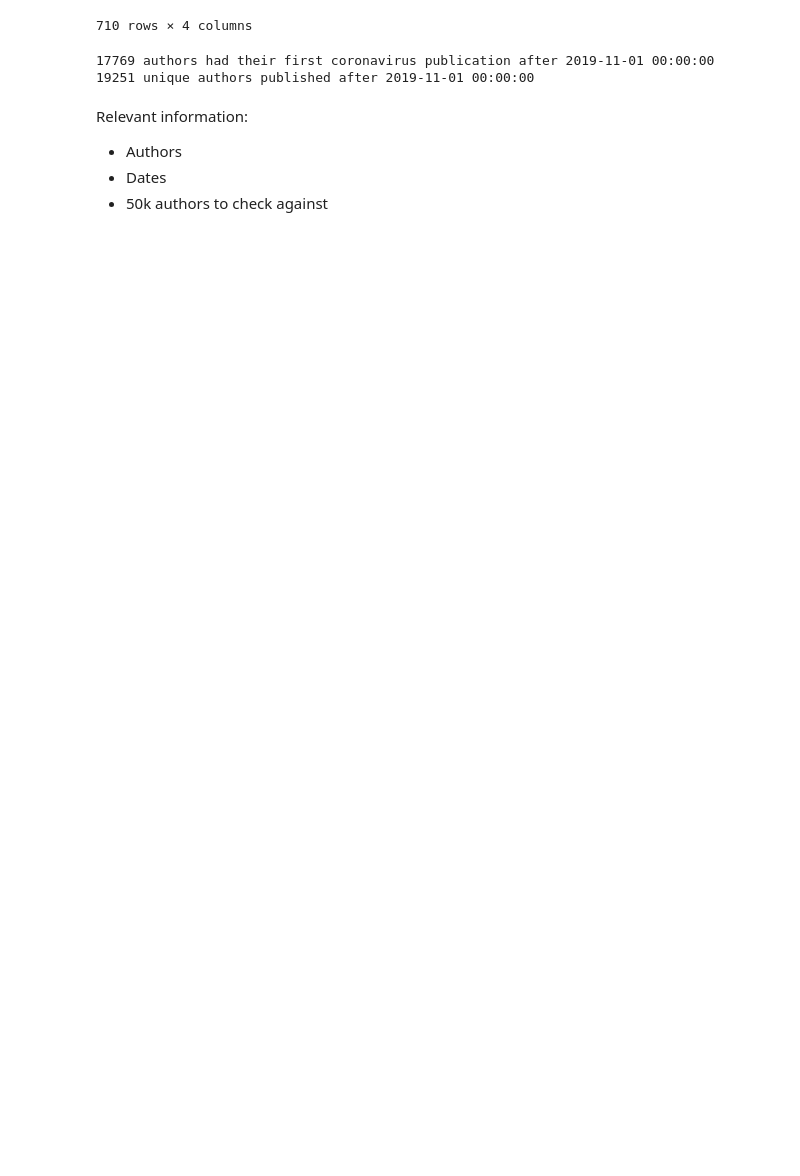
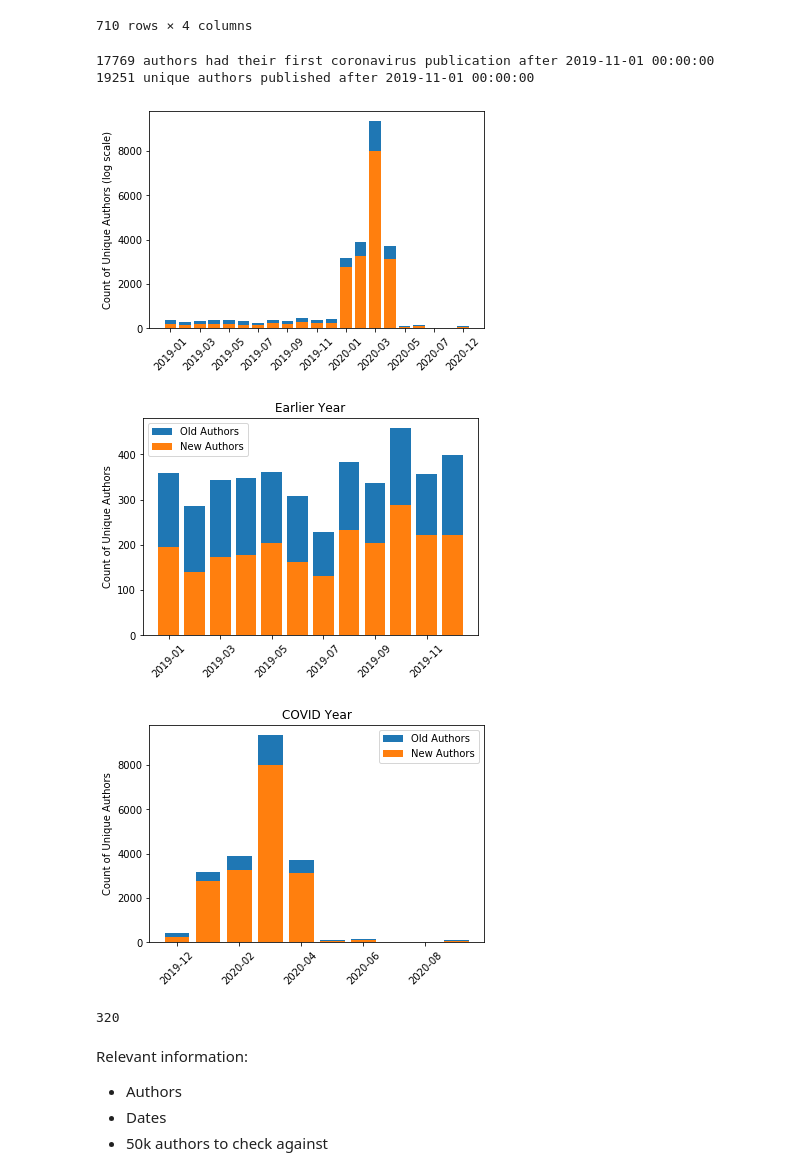
Before and after one commit to COVID19-DVRN/Project-B_Scientific-Opportunism, a Jupyter notebook: AuthorAnalytics.ipynb, the cells around one changed output. Saved outputs shown, nothing was run; the diff lists cells and outputs as text; code cells hidden in the pictures; blank space fills up the shorter version.

```diff
--- a/AuthorAnalytics.ipynb
+++ b/AuthorAnalytics.ipynb
@@ -16,6 +17,13 @@ def flatten(list_of_lists):
             yield from flatten(sublist)
         else:
             yield sublist
+
+
+def strf_date_if_not_na(x, strftime='%Y-%m'):
+    if pd.isna(x):
+        return np.nan
+    else:
+        return x.strftime('%Y-%m')
 # %%
 data_date = datetime.datetime(2020, 4, 11)
 disease_startdate = datetime.datetime(2019, 11, 1)
@@ -108,6 +116,7 @@ Examples of impossible dates:
 earliest_publication = article_authors[['authors', 'converted_datetime']].groupby('authors')\
             .min()[['converted_datetime']].reset_index()
 earliest_publication.rename(columns={'converted_datetime' : 'earliest_date'}, inplace=True)
+earliest_publication['earliest_month'] = earliest_publication['earliest_date'].map(lambda x: strf_date_if_not_na(x))
 print(str(sum(earliest_publication['earliest_date'] > disease_startdate)) +
       ' authors had their first coronavirus publication after ' + str(disease_startdate))
 
@@ -116,6 +125,65 @@ print(str(len(np.unique(author_publications_late['authors']))) + ' unique author
 # %% [output]
 17769 authors had their first coronavirus publication after 2019-11-01 00:00:00
 19251 unique authors published after 2019-11-01 00:00:00
+# %%
+article_authors['year_month'] = article_authors['converted_datetime'].map(lambda x: strf_date_if_not_na(x))
+# %%
+unique_authors_per_month = article_authors[['authors', 'year_month']].groupby('year_month').nunique()['authors']
+unique_authors_per_month = unique_authors_per_month.reset_index()
+new_authors_by_month = pd.DataFrame(earliest_publication[['authors', 'earliest_month']].\
+                 groupby('earliest_month').count()['authors']).reset_index()
+new_authors_by_month
+
+
+unique_authors_per_month_subset = unique_authors_per_month[unique_authors_per_month['year_month'] >= '2019-01']
+new_authors_by_month_subset = new_authors_by_month[new_authors_by_month['earliest_month'] >= '2019-01']
+plt.bar(np.arange(len(unique_authors_per_month_subset)), unique_authors_per_month_subset['authors'])
+plt.bar(np.arange(len(new_authors_by_month_subset)), new_authors_by_month_subset['authors'])
+interval = 2
+plt.xticks(np.arange(0, len(unique_authors_per_month_subset), interval),
+           [a for e, a in enumerate(unique_authors_per_month_subset['year_month']) if e % interval == 0],
+           rotation=45)
+# plt.yscale('log')
+plt.ylabel('Count of Unique Authors (log scale)')
+plt.show()
+
+
+def plot_stuff(unique_authors_per_month_subset, new_authors_by_month_subset):
+    plt.bar(np.arange(len(new_authors_by_month_subset)), unique_authors_per_month_subset['authors'], label='Old Authors')
+    plt.bar(np.arange(len(new_authors_by_month_subset)), new_authors_by_month_subset['authors'], label='New Authors')
+    interval = 2
+    plt.xticks(np.arange(0, len(unique_authors_per_month_subset), interval),
+               [a for e, a in enumerate(unique_authors_per_month_subset['year_month']) if e % interval == 0],
+               rotation=45)
+    # plt.yscale('log')
+    plt.ylabel('Count of Unique Authors')
+    plt.legend()
+
+unique_authors_per_month_subset = unique_authors_per_month[(unique_authors_per_month['year_month'] >= '2019-01') &
+                     (unique_authors_per_month['year_month'] <= '2019-12')]
+new_authors_by_month_subset = new_authors_by_month_subset[(new_authors_by_month_subset['earliest_month'] >= '2019-01') &
+                     (new_authors_by_month_subset['earliest_month'] <= '2019-12')]
+plot_stuff(unique_authors_per_month_subset, new_authors_by_month_subset)
+plt.title('Earlier Year')
+plt.show()
+
+
+unique_authors_per_month_subset = unique_authors_per_month[(unique_authors_per_month['year_month'] >= '2019-12')]
+new_authors_by_month_subset = new_authors_by_month[(new_authors_by_month['earliest_month'] >= '2019-12')]
+plot_stuff(unique_authors_per_month_subset, new_authors_by_month_subset)
+plt.title('COVID Year')
+plt.show()
+# %% [output]
+[figure, added]
+[figure, added]
+[figure, added]
+# %%
+new_authors_by_month = pd.DataFrame(earliest_publication[['authors', 'earliest_date']].\
+                 groupby('earliest_date').nunique()['authors']).reset_index()
+new_authors_by_month_subset = new_authors_by_month[new_authors_by_month['earliest_date'] >= '2019-01-01']
+len(new_authors_by_month_subset)
+# %% [output]
+320
 # %% [markdown]
 Relevant information:
 * Authors
```
Also changed, not shown: parts of 3 cells of this notebook.
